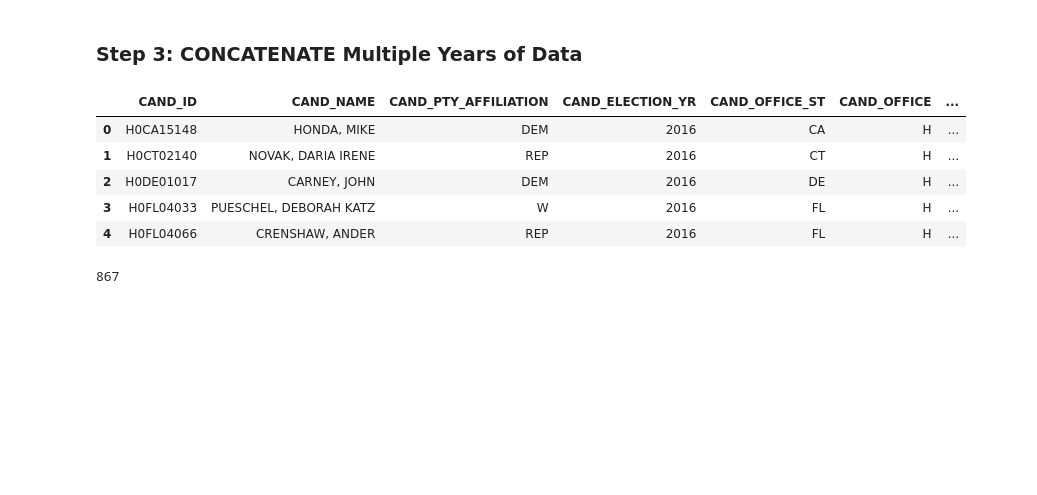
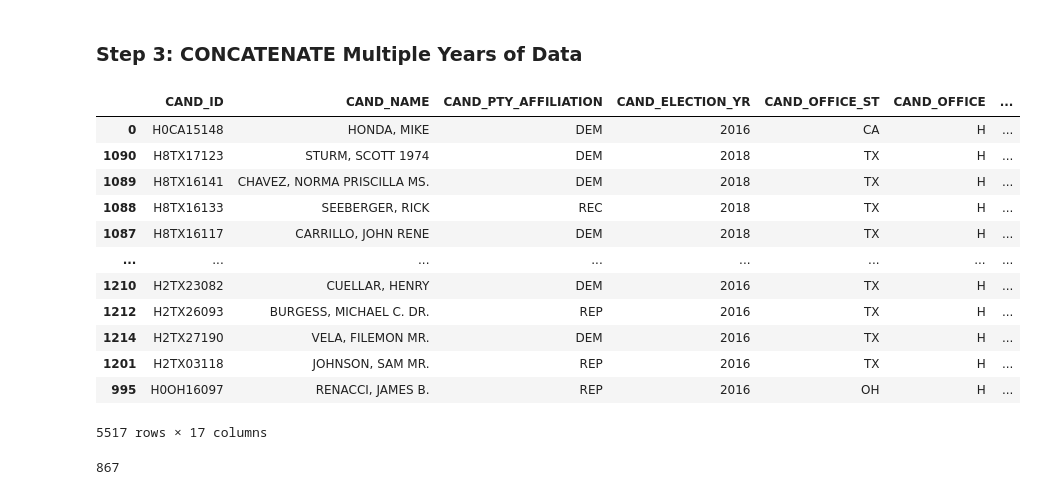
Before and after one commit to agilityvision/DS-5559-project, a Jupyter notebook: Identify_Candidates.ipynb, the cells around one changed output. Saved outputs shown, nothing was run; the diff lists cells and outputs as text; code cells hidden in the pictures; blank space fills up the shorter version.

```diff
--- a/Identify_Candidates.ipynb
+++ b/Identify_Candidates.ipynb
@@ -35,7 +42,7 @@ def parse_file(file_name, file_header):
     '''Tool to load in an FEC file with associated header and produce a Spark Dataframe'''
 
     #load data frame and split by delimiter
-    df_temp = sc.textFile(file_name).map(lambda row: [elem for elem in row.split('|')])
+    df_temp = parse_file(file_name).map(lambda row: [elem for elem in row.split('|')])
 
     #load separate header csv file and prepare schema
     #assumes all values are STRING TYPE for simplicity
@@ -141,15 +148,22 @@ temp_df2018 = identify_candidates(df_candidate,'2018','2020')
 temp_df2016 = identify_candidates(df_candidate,'2016','2018')
 
 df_combined = pd.concat([temp_df2016,temp_df2018])
-# %%
-df_combined.head()
-# %% [output]
-|  | CAND_ID | CAND_NAME | CAND_PTY_AFFILIATION | CAND_ELECTION_YR | CAND_OFFICE_ST | CAND_OFFICE | ... |
-| 0 | H0CA15148 | HONDA, MIKE | DEM | 2016 | CA | H | ... |
-| 1 | H0CT02140 | NOVAK, DARIA IRENE | REP | 2016 | CT | H | ... |
-| 2 | H0DE01017 | CARNEY, JOHN | DEM | 2016 | DE | H | ... |
-| 3 | H0FL04033 | PUESCHEL, DEBORAH KATZ | W | 2016 | FL | H | ... |
-| 4 | H0FL04066 | CRENSHAW, ANDER | REP | 2016 | FL | H | ... |
+# %%
+df_combined.sort_values(by=['WINNER'], ascending=True)
+# %% [output]
+|  | CAND_ID | CAND_NAME | CAND_PTY_AFFILIATION | CAND_ELECTION_YR | CAND_OFFICE_ST | CAND_OFFICE | ... |
+| 0 | H0CA15148 | HONDA, MIKE | DEM | 2016 | CA | H | ... |
+| 1090 | H8TX17123 | STURM, SCOTT 1974 | DEM | 2018 | TX | H | ... |
+| 1089 | H8TX16141 | CHAVEZ, NORMA PRISCILLA MS. | DEM | 2018 | TX | H | ... |
+| 1088 | H8TX16133 | SEEBERGER, RICK | REC | 2018 | TX | H | ... |
+| 1087 | H8TX16117 | CARRILLO, JOHN RENE | DEM | 2018 | TX | H | ... |
+| ... | ... | ... | ... | ... | ... | ... | ... |
+| 1210 | H2TX23082 | CUELLAR, HENRY | DEM | 2016 | TX | H | ... |
+| 1212 | H2TX26093 | BURGESS, MICHAEL C. DR. | REP | 2016 | TX | H | ... |
+| 1214 | H2TX27190 | VELA, FILEMON MR. | DEM | 2016 | TX | H | ... |
+| 1201 | H2TX03118 | JOHNSON, SAM MR. | REP | 2016 | TX | H | ... |
+| 995 | H0OH16097 | RENACCI, JAMES B. | REP | 2016 | OH | H | ... |
+5517 rows × 17 columns
 # %%
 df_combined.WINNER.sum()
 # %% [output]
```
Also changed, not shown: parts of 16 cells of this notebook.
